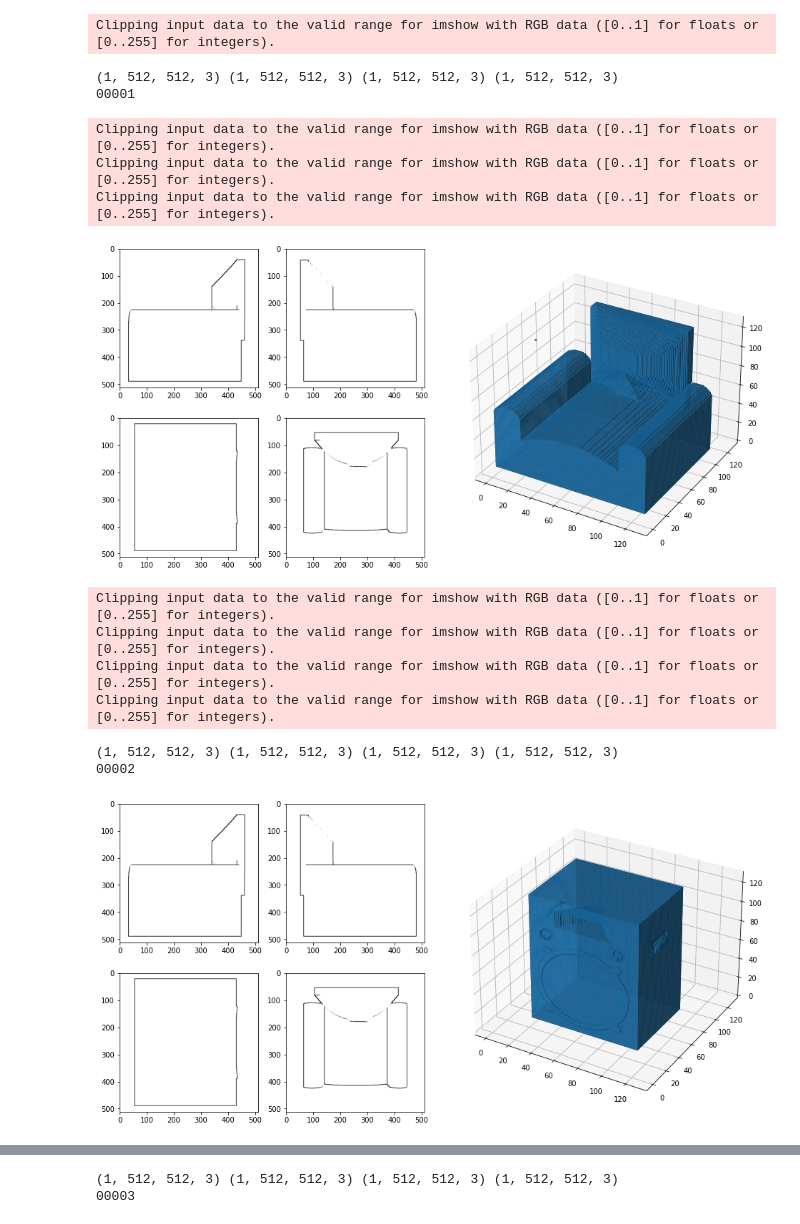
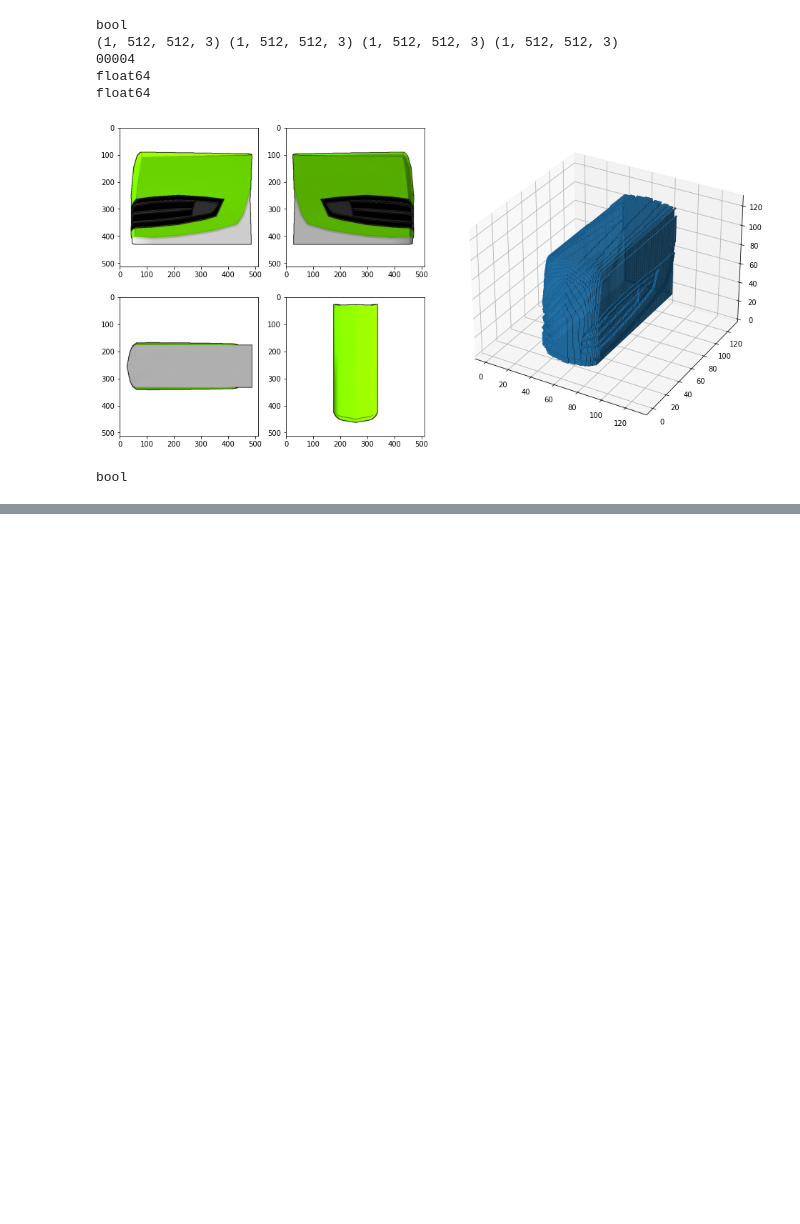
Before and after one commit to pradeep-rajanna/Image-to-3D-model, a Jupyter notebook: Center Visualize.ipynb, the cells around one changed output, grey strips where cells are left out. Saved outputs shown, nothing was run; the diff lists cells and outputs as text; code cells hidden in the pictures; blank space fills up the shorter version.

```diff
--- a/Center Visualize.ipynb
+++ b/Center Visualize.ipynb
@@ -81,52 +81,43 @@ class voxel_gen(Sequence):
 # %%
 def customGen(batch_size=32):
-
-
     voxels = Path("models/models-binvox-solid/data")
-    fvoxels = [f for f in voxels.iterdir() if f.is_file()]
-
-    out = voxel_gen(fvoxels,fvoxels, batch_size)
+    fvoxels = [f.stem for f in voxels.iterdir() if f.is_file()]
+    out = voxel_gen(fvoxels, batch_size)
     while True:
         for x, y in out:
-            yield (x,y)
+            yield [x, y]
 # %%
 gen1 = customGen(1)
 # %%
 voxels = Path("models/models-binvox-solid/data")
 fvoxels = [f for f in voxels.iterdir() if f.is_file()]
 count = -1
 for X, y in gen1:
     count += 1
-    if count<3:
+    if count<1:
         print(X[0].shape,X[1].shape,X[2].shape,X[3].shape)
         print(fvoxels[count].stem)
+        print(X[0].dtype)
+        print(y.dtype)
         fig = plt.figure(figsize=(16, 8))
         ax1 = plt.subplot2grid((2, 4), (0, 0))
         ax2 = plt.subplot2grid((2, 4), (0, 1))
         ax3 = plt.subplot2grid((2, 4), (1, 0))
         ax4 = plt.subplot2grid((2, 4), (1, 1))
         ax5 = plt.subplot2grid((2, 4), (0, 2), colspan=2, rowspan=2, projection='3d')
-        y = center(np.squeeze(y))
         ax1.imshow(np.squeeze(X[0]))
         ax2.imshow(np.squeeze(X[1]))
         ax3.imshow(np.squeeze(X[2]))
         ax4.imshow(np.squeeze(X[3]))
         ax5.voxels(np.squeeze(y))
         plt.show()
     else:
         break
 # %% [output]
-Clipping input data to the valid range for imshow with RGB data ([0..1] for floats or [0..255] for integers).
+bool
+(1, 512, 512, 3) (1, 512, 512, 3) (1, 512, 512, 3) (1, 512, 512, 3)
+00004
+float64
+float64
+[figure, new version]
-(1, 512, 512, 3) (1, 512, 512, 3) (1, 512, 512, 3) (1, 512, 512, 3)
-00001
+bool
-Clipping input data to the valid range for imshow with RGB data ([0..1] for floats or [0..255] for integers).
-Clipping input data to the valid range for imshow with RGB data ([0..1] for floats or [0..255] for integers).
-Clipping input data to the valid range for imshow with RGB data ([0..1] for floats or [0..255] for integers).
-[figure, old version]
-Clipping input data to the valid range for imshow with RGB data ([0..1] for floats or [0..255] for integers).
-Clipping input data to the valid range for imshow with RGB data ([0..1] for floats or [0..255] for integers).
-Clipping input data to the valid range for imshow with RGB data ([0..1] for floats or [0..255] for integers).
-Clipping input data to the valid range for imshow with RGB data ([0..1] for floats or [0..255] for integers).
-(1, 512, 512, 3) (1, 512, 512, 3) (1, 512, 512, 3) (1, 512, 512, 3)
-00002
-[figure, removed]
@@ -137,2 +123,0 @@ Clipping input data to the valid range for imshow with RGB data ([0..1] for floa
-(1, 512, 512, 3) (1, 512, 512, 3) (1, 512, 512, 3) (1, 512, 512, 3)
-00003
```
Also changed, not shown: parts of 7 cells of this notebook, 1 other file.
